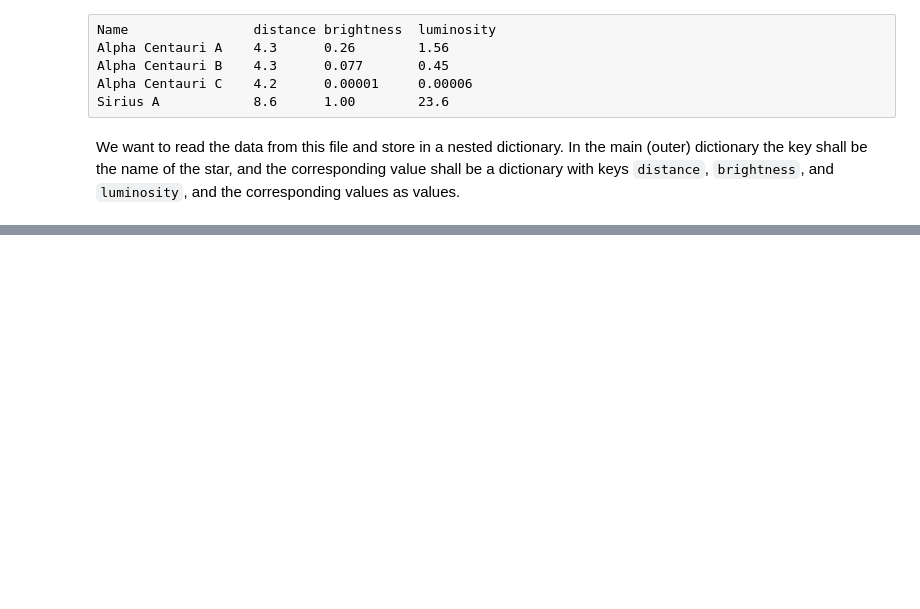
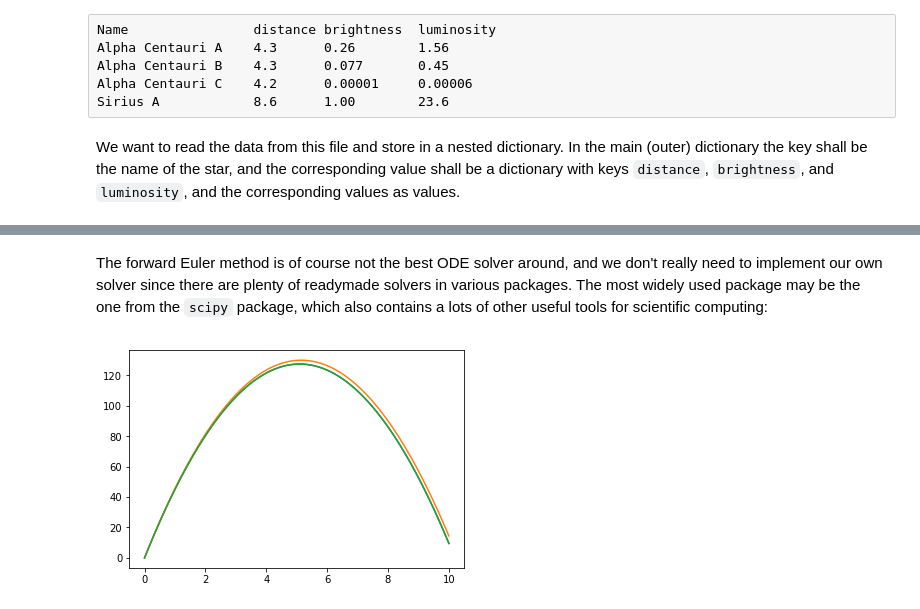
Before and after one commit to jvbrink/sintef, a Jupyter notebook: Intro_Day2.ipynb, the cells around one changed output, grey strips where cells are left out. Drawn from its saved outputs; the diff is of its cells as text; code cells hidden in the pictures; blank space fills up the shorter version.

```diff
--- a/Intro_Day2.ipynb
+++ b/Intro_Day2.ipynb
@@ -457,0 +328,20 @@ df2
+# %% [markdown]
+The forward Euler method is of course not the best ODE solver around, and we don't really need to implement our own solver since there are plenty of readymade solvers in various packages. The most widely used package may be the one from the `scipy` package, which also contains a lots of other useful tools for scientific computing:
+# %%
+from scipy.integrate import odeint
+
+def rhs(u,t):
+    a = -9.81
+    v = u[1]
+    return [v,a]
+
+y0 = np.array([0,v0])
+
+u = odeint(rhs,y0,t)
+
+plt.plot(t,u[:,0])
+plt.plot(t,y)
+plt.plot(t,v0*t+0.5*a*t**2)
+plt.show()
+# %% [output]
+[figure, added]
```
Also changed, not shown: parts of 38 cells of this notebook.
